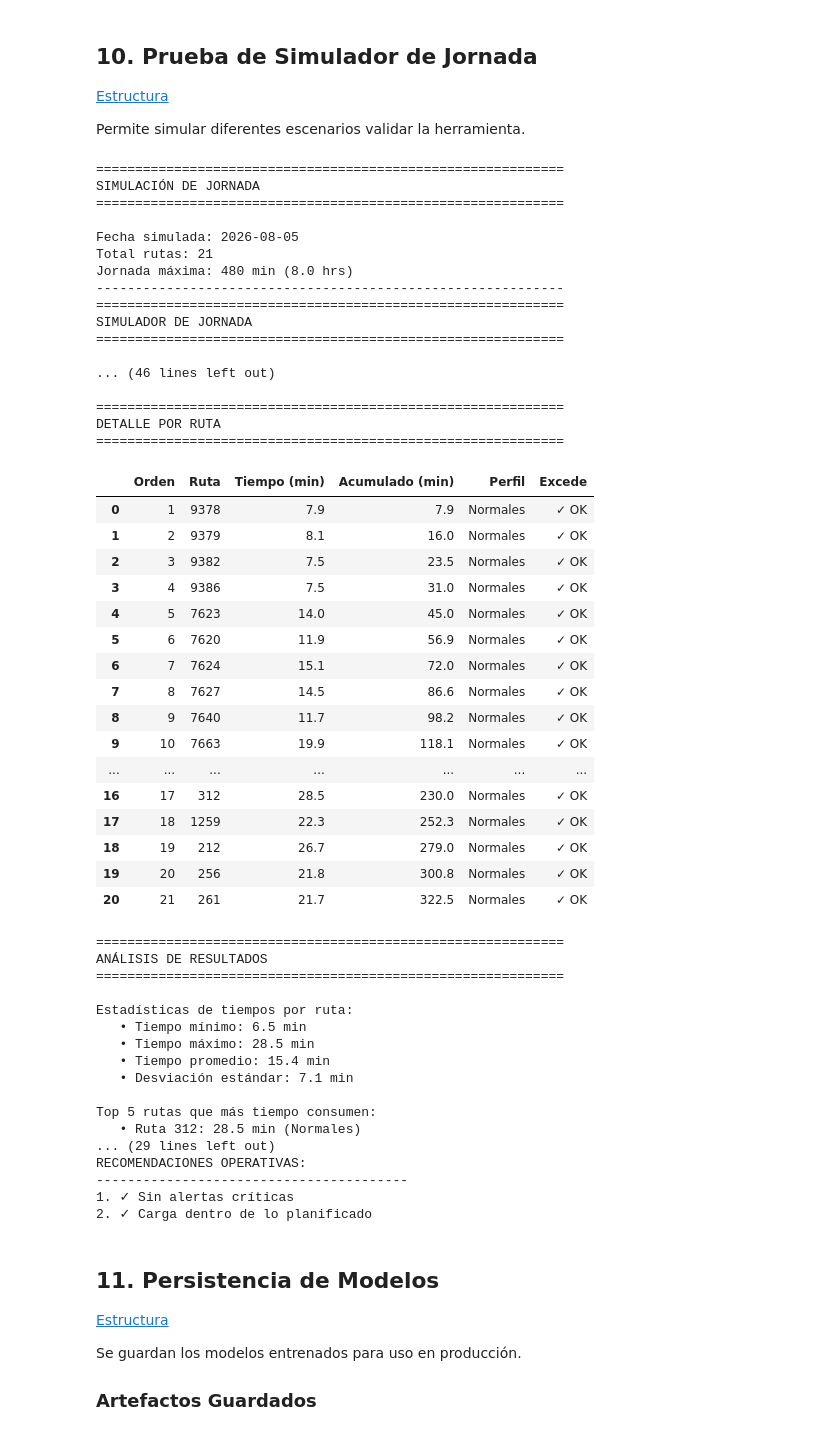
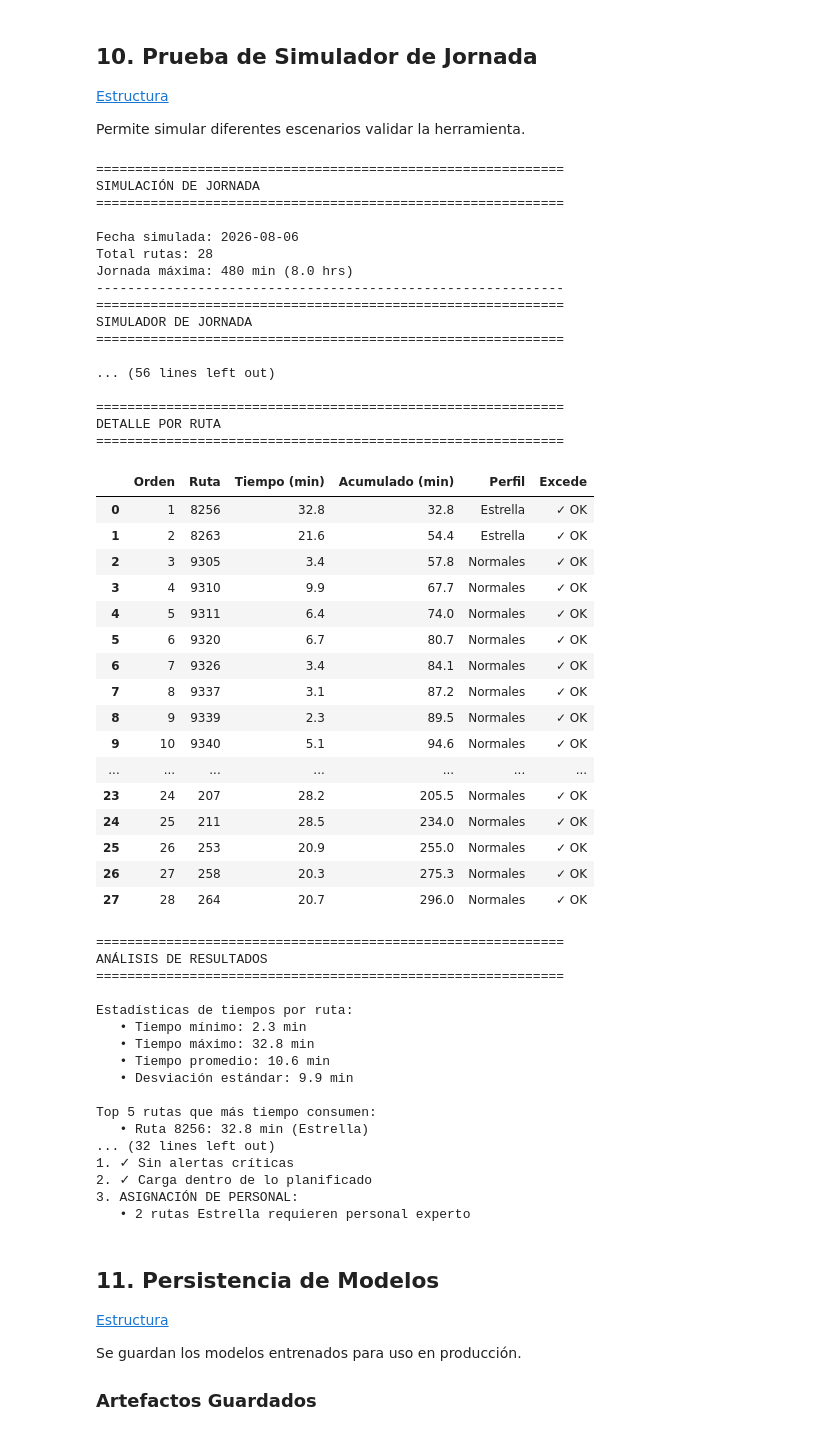
Before and after one commit to pixel-phy/optimizacion_despachos, a Jupyter notebook: notebooks/02_machine_learning.ipynb, the cells around one changed output. Saved outputs shown, nothing was run; the diff lists cells and outputs as text; code cells hidden in the pictures.

```diff
--- a/notebooks/02_machine_learning.ipynb
+++ b/notebooks/02_machine_learning.ipynb
@@ -1714,11 +1714,12 @@ Inicializando Simulador de Jornada
 Permite simular diferentes escenarios validar la herramienta.
 # %%
 # Simular jornada de día anterior
-fecha_simulacion = '2026-08-05'
+fecha_simulacion = '2026-08-06'
 
 rutas_ayer = [
-        9378, 9379, 9382, 9386, 7623, 7620, 7624, 7627, 7640, 7663, 7706, 7719, 7728,
-    7742, 306, 308, 312, 1259, 212, 256, 261
+        8256, 8263, 9305, 9310, 9311, 9320, 9326, 9337, 9339, 9340, 9345,
+    9353, 9355, 9390, 9420, 9422, 9426, 9424, 9425, 9434, 9435, 307, 311,
+    207, 211, 253, 258, 264
 ]
 
 print("=" * 60)
@@ -1820,69 +1821,69 @@ if len(alertas) > 0:
     for alerta in alertas:
         print(f"   • Ruta {alerta['ruta']}: Asignar apoyo adicional")
 else:
     print("1. ✓ Sin alertas críticas")
 
 if tiempo_total > 480:
     print("2. REDISTRIBUIR CARGA:")
     print(f"   • Reducir en {int((tiempo_total-480)/30)} rutas aproximadamente")
 else:
     print("2. ✓ Carga dentro de lo planificado")
 
 if 'Estrella' in perfiles.index:
     print("3. ASIGNACIÓN DE PERSONAL:")
     print(f"   • {perfiles['Estrella']} rutas Estrella requieren personal experto")
 # %% [output]
 ============================================================
 SIMULACIÓN DE JORNADA
 ============================================================
 
-Fecha simulada: 2026-08-05
-Total rutas: 21
+Fecha simulada: 2026-08-06
+Total rutas: 28
 Jornada máxima: 480 min (8.0 hrs)
 ------------------------------------------------------------
 ============================================================
 SIMULADOR DE JORNADA
 ============================================================
 
-... (46 lines left out)
+... (56 lines left out)
 
 ============================================================
 DETALLE POR RUTA
 ============================================================
 |  | Orden | Ruta | Tiempo (min) | Acumulado (min) | Perfil | Excede |
-| 0 | 1 | 9378 | 7.9 | 7.9 | Normales | ✓ OK |
-| 1 | 2 | 9379 | 8.1 | 16.0 | Normales | ✓ OK |
-| 2 | 3 | 9382 | 7.5 | 23.5 | Normales | ✓ OK |
-| 3 | 4 | 9386 | 7.5 | 31.0 | Normales | ✓ OK |
-| 4 | 5 | 7623 | 14.0 | 45.0 | Normales | ✓ OK |
-| 5 | 6 | 7620 | 11.9 | 56.9 | Normales | ✓ OK |
-| 6 | 7 | 7624 | 15.1 | 72.0 | Normales | ✓ OK |
-| 7 | 8 | 7627 | 14.5 | 86.6 | Normales | ✓ OK |
-| 8 | 9 | 7640 | 11.7 | 98.2 | Normales | ✓ OK |
-| 9 | 10 | 7663 | 19.9 | 118.1 | Normales | ✓ OK |
+| 0 | 1 | 8256 | 32.8 | 32.8 | Estrella | ✓ OK |
+| 1 | 2 | 8263 | 21.6 | 54.4 | Estrella | ✓ OK |
+| 2 | 3 | 9305 | 3.4 | 57.8 | Normales | ✓ OK |
+| 3 | 4 | 9310 | 9.9 | 67.7 | Normales | ✓ OK |
+| 4 | 5 | 9311 | 6.4 | 74.0 | Normales | ✓ OK |
+| 5 | 6 | 9320 | 6.7 | 80.7 | Normales | ✓ OK |
+| 6 | 7 | 9326 | 3.4 | 84.1 | Normales | ✓ OK |
+| 7 | 8 | 9337 | 3.1 | 87.2 | Normales | ✓ OK |
+| 8 | 9 | 9339 | 2.3 | 89.5 | Normales | ✓ OK |
+| 9 | 10 | 9340 | 5.1 | 94.6 | Normales | ✓ OK |
 | ... | ... | ... | ... | ... | ... | ... |
-| 16 | 17 | 312 | 28.5 | 230.0 | Normales | ✓ OK |
-| 17 | 18 | 1259 | 22.3 | 252.3 | Normales | ✓ OK |
-| 18 | 19 | 212 | 26.7 | 279.0 | Normales | ✓ OK |
-| 19 | 20 | 256 | 21.8 | 300.8 | Normales | ✓ OK |
-| 20 | 21 | 261 | 21.7 | 322.5 | Normales | ✓ OK |
+| 23 | 24 | 207 | 28.2 | 205.5 | Normales | ✓ OK |
+| 24 | 25 | 211 | 28.5 | 234.0 | Normales | ✓ OK |
+| 25 | 26 | 253 | 20.9 | 255.0 | Normales | ✓ OK |
+| 26 | 27 | 258 | 20.3 | 275.3 | Normales | ✓ OK |
+| 27 | 28 | 264 | 20.7 | 296.0 | Normales | ✓ OK |
 ============================================================
 ANÁLISIS DE RESULTADOS
 ============================================================
 
 Estadísticas de tiempos por ruta:
-   • Tiempo mínimo: 6.5 min
-   • Tiempo máximo: 28.5 min
-   • Tiempo promedio: 15.4 min
-   • Desviación estándar: 7.1 min
+   • Tiempo mínimo: 2.3 min
+   • Tiempo máximo: 32.8 min
+   • Tiempo promedio: 10.6 min
+   • Desviación estándar: 9.9 min
 
 Top 5 rutas que más tiempo consumen:
-   • Ruta 312: 28.5 min (Normales)
-... (29 lines left out)
-RECOMENDACIONES OPERATIVAS:
-----------------------------------------
+   • Ruta 8256: 32.8 min (Estrella)
+... (32 lines left out)
 1. ✓ Sin alertas críticas
 2. ✓ Carga dentro de lo planificado
+3. ASIGNACIÓN DE PERSONAL:
+   • 2 rutas Estrella requieren personal experto
 # %% [markdown]
 ## 11. Persistencia de Modelos <a id='persistencia'></a>
 [Estructura](#estructura)
```
Also changed, not shown: parts of 1 cell of this notebook, 6 other files.
